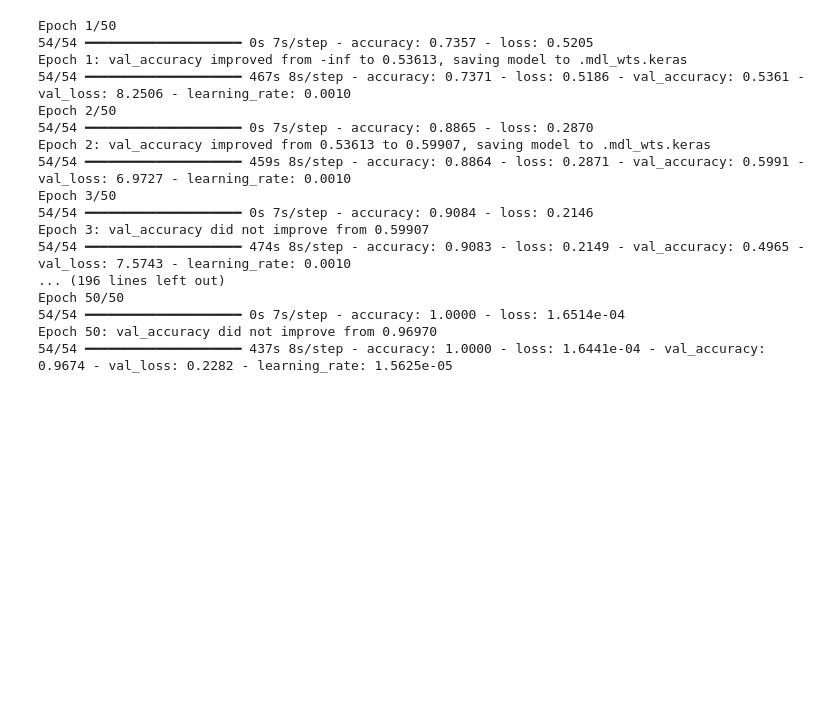
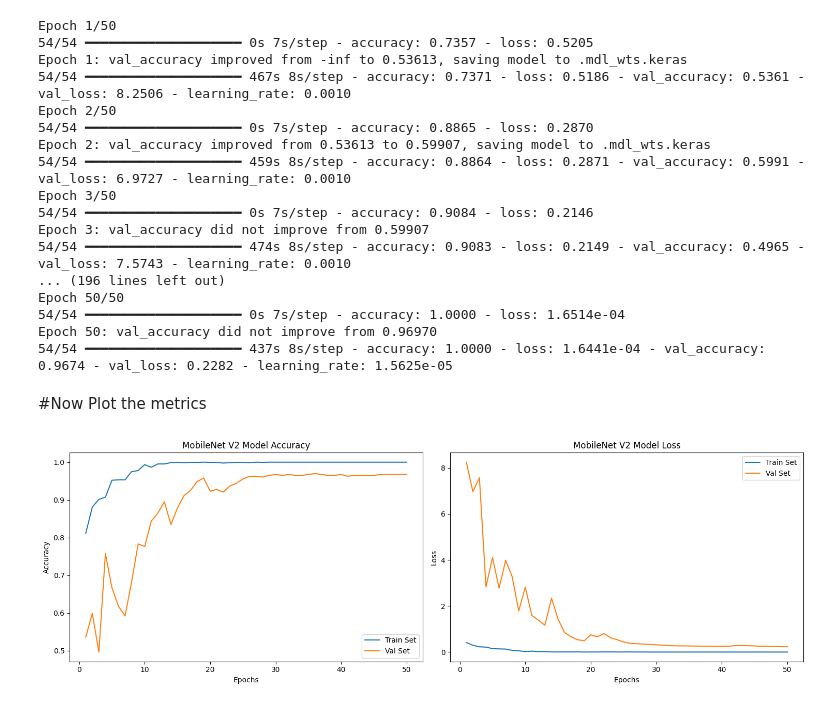
Before and after one commit to Dipu34/MonkeyPox_Prediction_CNN, a Jupyter notebook: PROJECT_MPOX.ipynb, the cells around one changed output. Cells and saved outputs as stored; diff of their text form; code cells hidden in the pictures; blank space fills up the shorter version.

```diff
--- a/PROJECT_MPOX.ipynb
+++ b/PROJECT_MPOX.ipynb
@@ -309,3 +309,45 @@ Epoch 50/50
 54/54 ━━━━━━━━━━━━━━━━━━━━ 0s 7s/step - accuracy: 1.0000 - loss: 1.6514e-04
 Epoch 50: val_accuracy did not improve from 0.96970
 54/54 ━━━━━━━━━━━━━━━━━━━━ 437s 8s/step - accuracy: 1.0000 - loss: 1.6441e-04 - val_accuracy: 0.9674 - val_loss: 0.2282 - learning_rate: 1.5625e-05
+# %% [markdown]
+#Now Plot the metrics
+# %%
+acc = history.history['accuracy']
+val_acc = history.history['val_accuracy']
+loss = history.history['loss']
+val_loss = history.history['val_loss']
+epochs_range = range(1, len(history.epoch) + 1) #Creates a range from 1 to total epochs for plotting.
+
+plt.figure(figsize=(15,5)) #Creates a figure with a width of 15 inches and height of 5 inches for better visualization.
+
+#3️ Plotting Accuracy Graph
+#Plots training accuracy (acc) and validation accuracy (val_acc) over epochs.
+
+
+plt.subplot(1, 2, 1)  # 1 row, 2 columns, first plot
+plt.plot(epochs_range, acc, label='Train Set')
+plt.plot(epochs_range, val_acc, label='Val Set')
+plt.legend(loc="best")
+plt.xlabel('Epochs')
+plt.ylabel('Accuracy')
+plt.title('MobileNet V2 Model Accuracy')
+
+
+
+# Plotting Loss Graph
+#Plots training loss (loss) and validation loss (val_loss) over epochs.
+
+
+plt.subplot(1, 2, 2)  # 1 row, 2 columns, second plot
+plt.plot(epochs_range, loss, label='Train Set')
+plt.plot(epochs_range, val_loss, label='Val Set')
+plt.legend(loc="best")
+plt.xlabel('Epochs')
+plt.ylabel('Loss')
+plt.title('MobileNet V2 Model Loss')
+
+
+plt.tight_layout() #ensures subplots don't overlap.
+plt.show()
+# %% [output]
+[figure, added]
```
Also changed, not shown: parts of 2 cells of this notebook.
